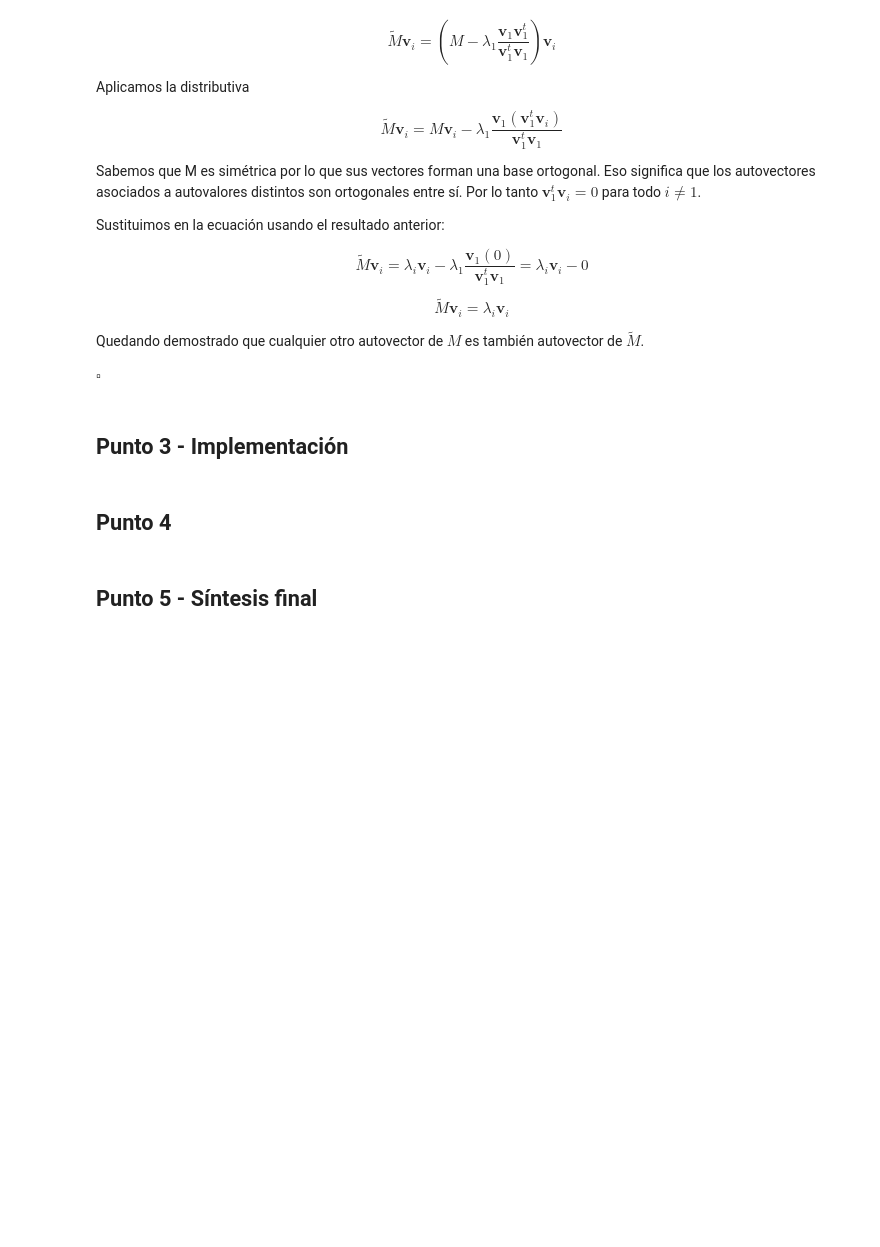
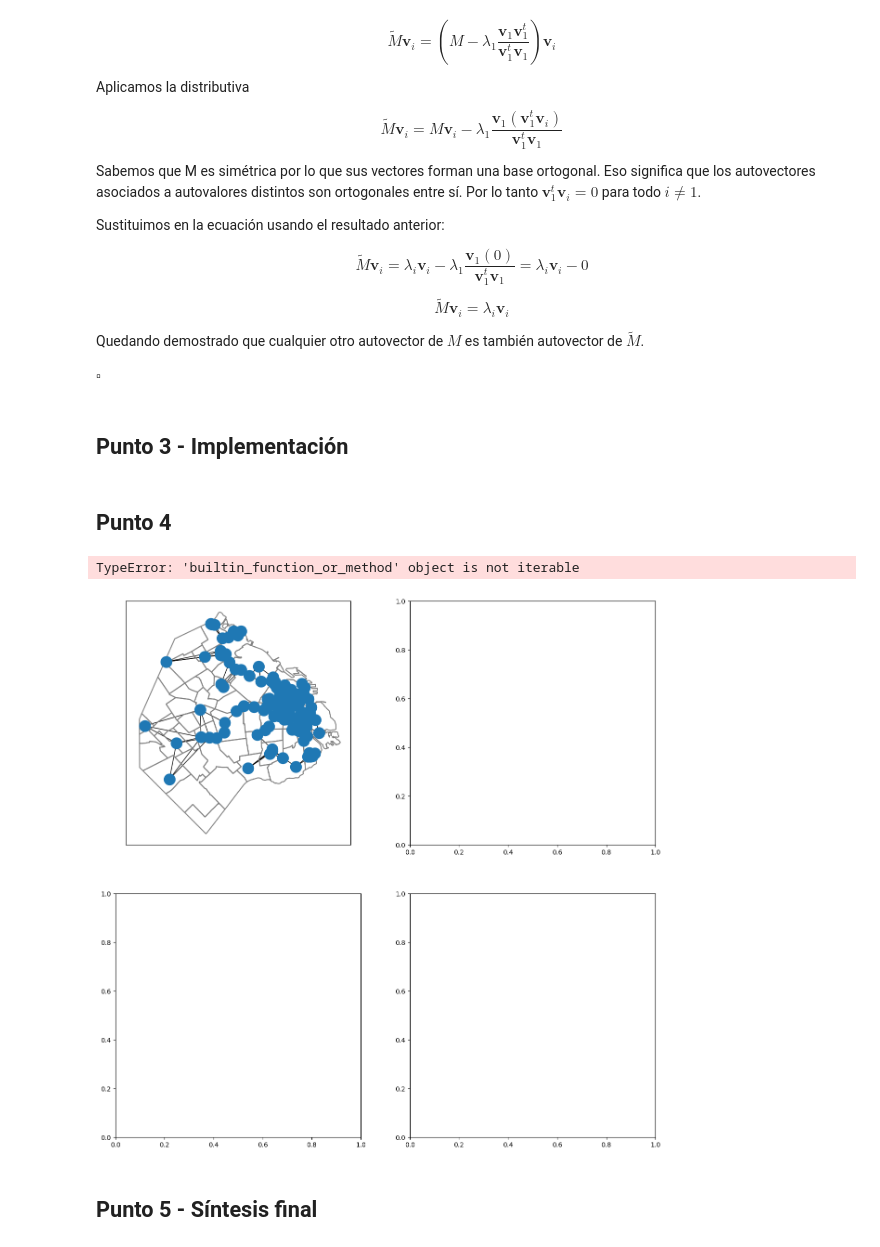
Before and after one commit to nicocarrasco703/alc-tps-1c2025, a Jupyter notebook: TP 2/source/TP2_template.ipynb, the cells around one changed output. Drawn from its saved outputs; the diff is of its cells as text; code cells hidden in the pictures; blank space fills up the shorter version.

```diff
--- a/TP 2/source/TP2_template.ipynb
+++ b/TP 2/source/TP2_template.ipynb
@@ -853,5 +854,12 @@ $\square$
 ## Punto 3 - Implementación
 # %% [markdown]
 ## Punto 4
+# %%
+ms = [3,5,10,50]
+
+graficar_red_por_particiones_2x2(D,ms,museos,barrios)
+# %% [output]
+TypeError: 'builtin_function_or_method' object is not iterable
+[figure, added]
 # %% [markdown]
 ## Punto 5 - Síntesis final
```
Also changed, not shown: parts of 1 cell of this notebook, 1 other file.
